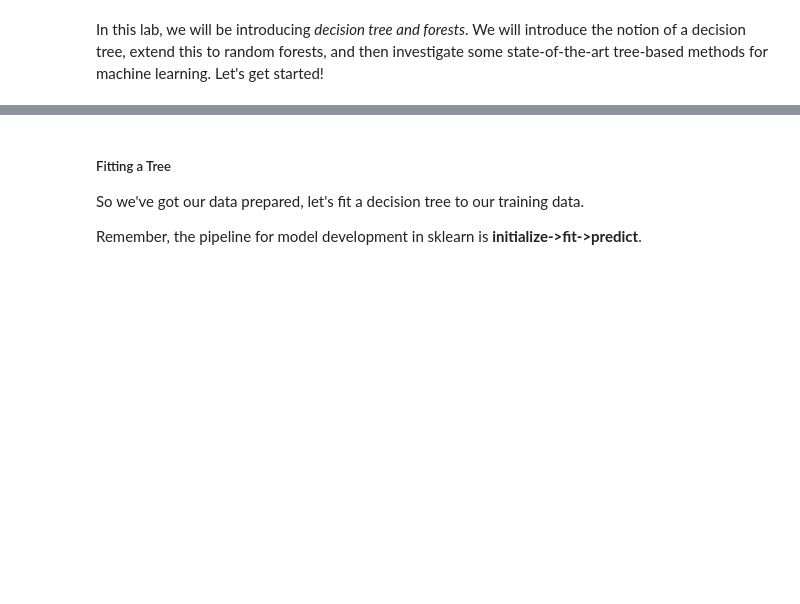
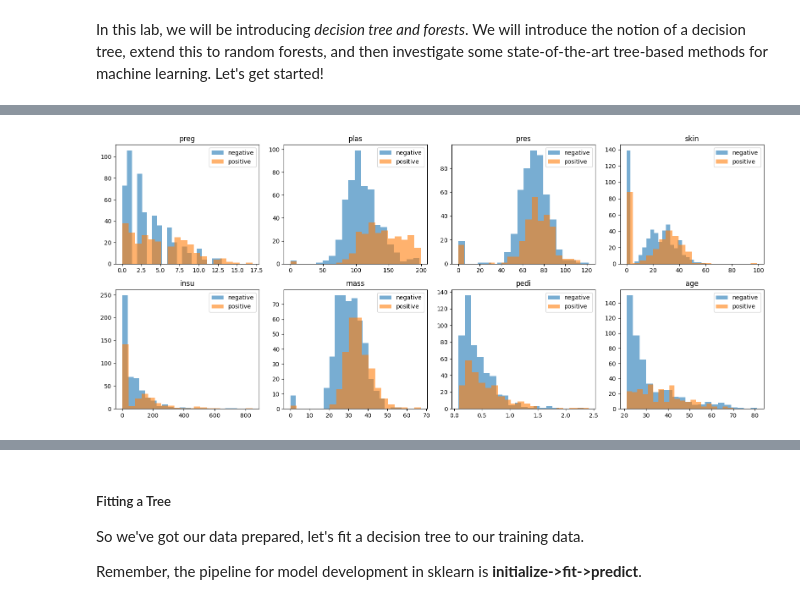
Before and after one commit to upadhyan/SUDS-2026-Bootcamp-Friday, a Jupyter notebook: labs/Supervised_Lab.ipynb, the cells around one changed output, grey strips where cells are left out. Drawn from its saved outputs; the diff is of its cells as text; code cells hidden in the pictures; blank space fills up the shorter version.

```diff
--- a/labs/Supervised_Lab.ipynb
+++ b/labs/Supervised_Lab.ipynb
@@ -127,0 +32,7 @@ X_test = imp.transform(X_test)
+# %%
+import pandas as pd # import pandas to get access to dataframe operations
+from sklearn.datasets import fetch_openml # import function to retrieve relevant datasets
+
+full_data = fetch_openml(data_id=37, as_frame=True) # Get all data and metadata
+data = full_data.frame # Extract the relevant data
+data.head() # view the first 5 rows
@@ -127,0 +86,16 @@ X_test = imp.transform(X_test)
+# %%
+import matplotlib.pyplot as plt
+
+feature_cols = data.columns.drop("class")
+fig, axes = plt.subplots(2, 4, figsize=(16, 7))
+for ax, col in zip(axes.flatten(), feature_cols):
+    ax.hist(data[data["class"] == "tested_negative"][col],
+            bins=20, alpha=0.6, label="negative")
+    ax.hist(data[data["class"] == "tested_positive"][col],
+            bins=20, alpha=0.6, label="positive")
+    ax.set_title(col)
+    ax.legend()
+fig.tight_layout()
+fig.show()
+# %% [output]
+[figure, added]
```
Also changed, not shown: parts of 44 cells of this notebook.
